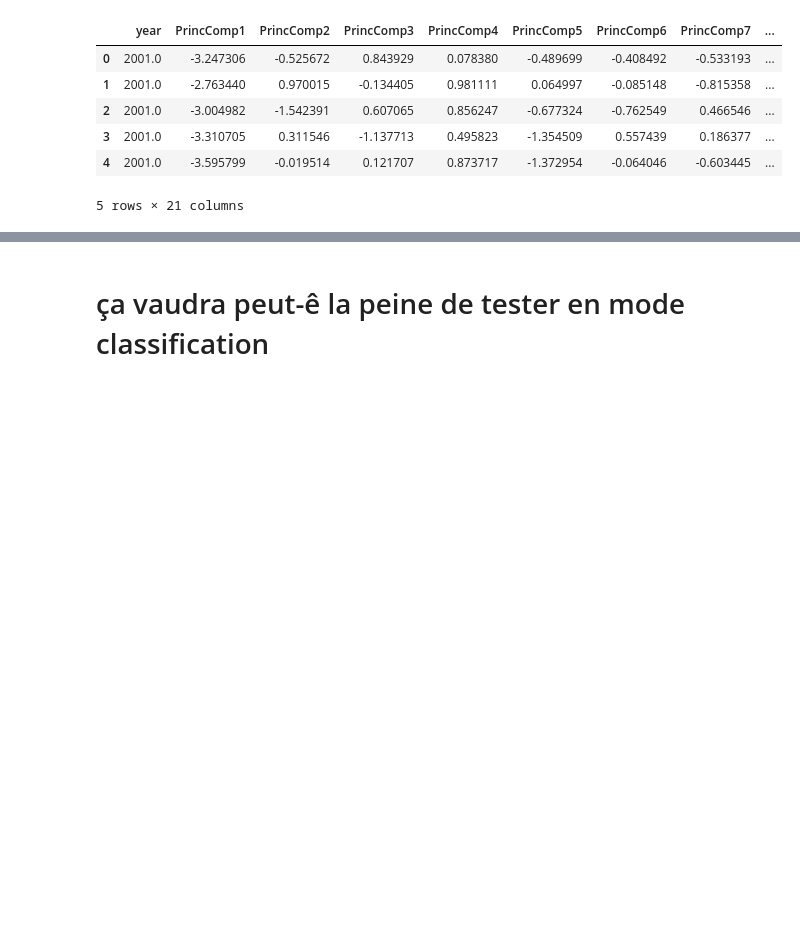
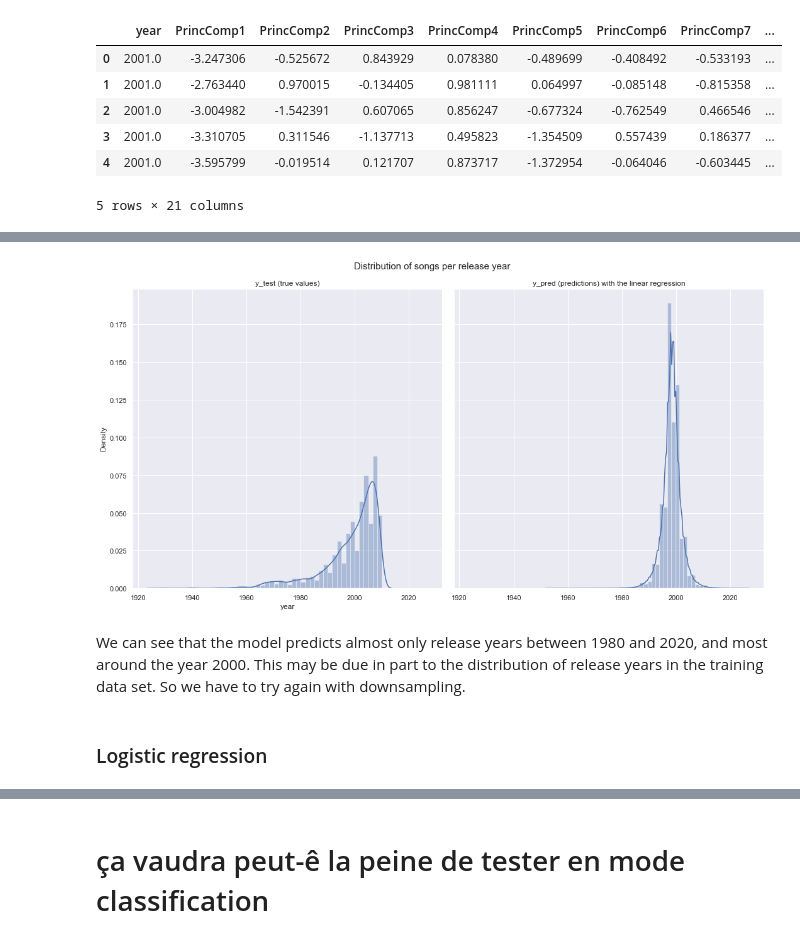
Before and after one commit to acharruey/YearPredictionMSD-Machine-Learning, a Jupyter notebook: FinalProject.ipynb, the cells around one changed output, grey strips where cells are left out. Saved outputs shown, nothing was run; the diff lists cells and outputs as text; code cells hidden in the pictures; blank space fills up the shorter version.

```diff
--- a/FinalProject.ipynb
+++ b/FinalProject.ipynb
@@ -288,0 +360,17 @@ df_train_pca.shape :  (463715, 21)
+# %%
+fig, ax = plt.subplots(nrows=1, ncols=2, sharex=True, sharey=True, figsize=(15,8))
+fig.suptitle('Distribution of songs per release year', fontsize=15)
+
+sns.distplot(y_test, hist=True, kde=True, ax=ax[0])
+ax[0].set_title('y_test (true values)')
+
+sns.distplot(y_pred_lr, hist=True, kde=True, ax=ax[1]);
+ax[1].set_title('y_pred (predictions) with the linear regression')
+
+plt.tight_layout()
+# %% [output]
+[figure, added]
+# %% [markdown]
+We can see that the model predicts almost only release years between 1980 and 2020, and most around the year 2000. This may be due in part to the distribution of release years in the training data set. So we have to try again with downsampling.
+# %% [markdown]
+### Logistic regression
```
Also changed, not shown: parts of 26 cells of this notebook.
